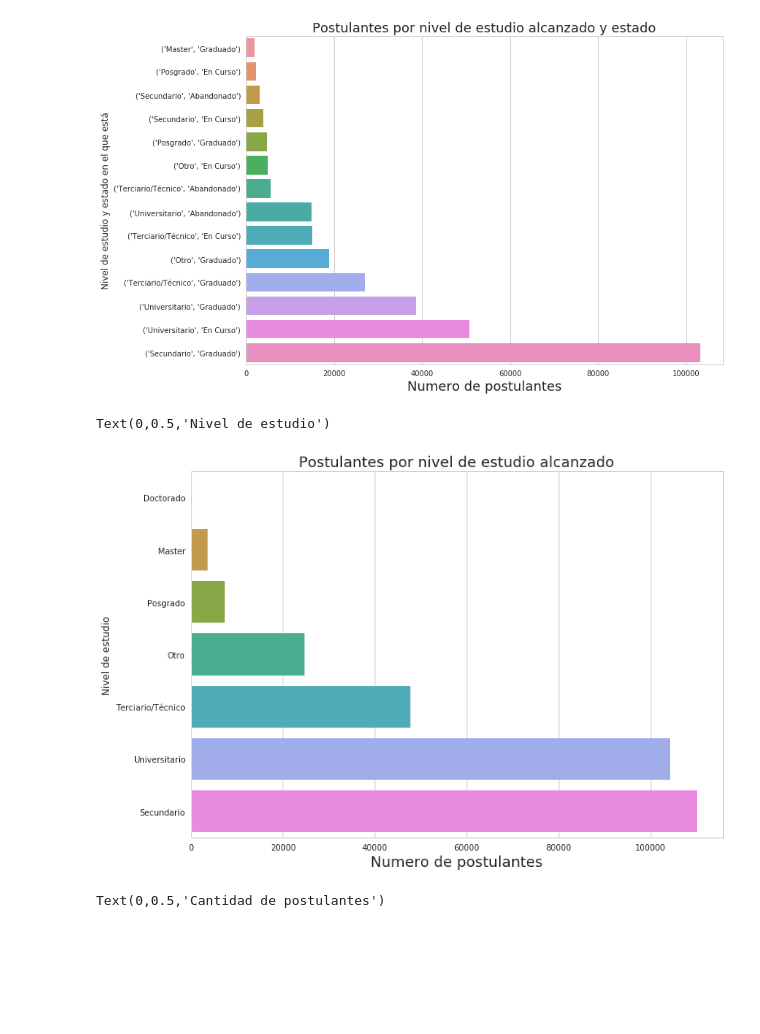
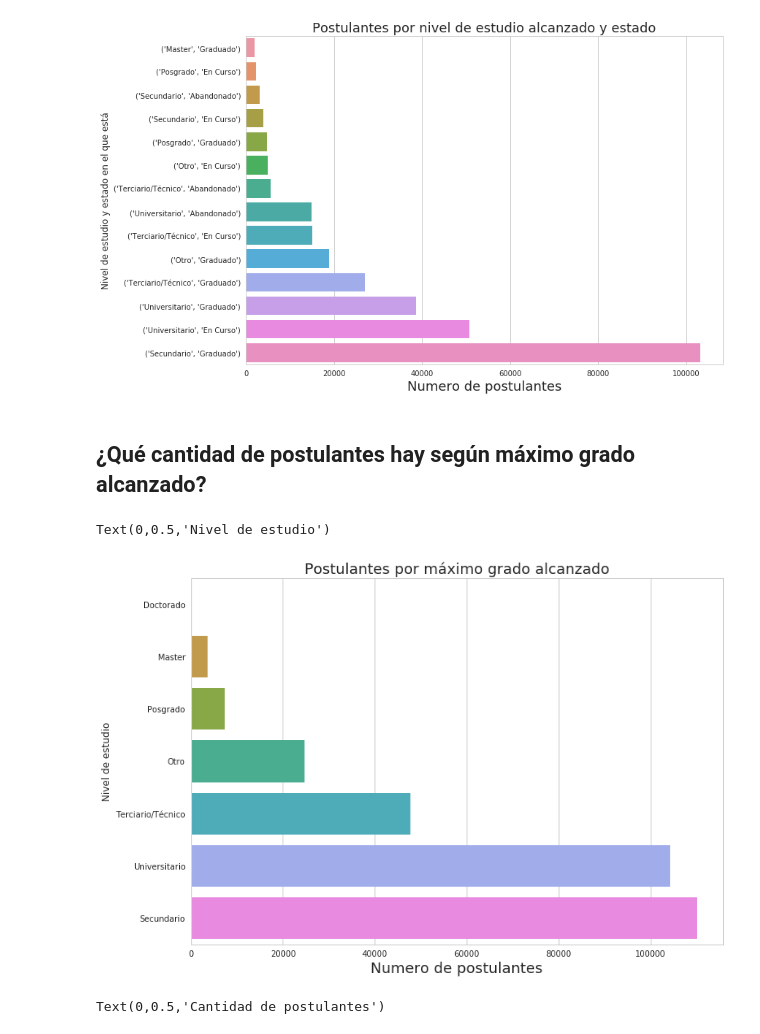
Before and after one commit to lucioll/NaventDatosTP, a Jupyter notebook: Analisis exploratorio - TP1 - Navent.ipynb, the cells around one changed output. Cells and saved outputs as stored; diff of their text form; code cells hidden in the pictures; blank space fills up the shorter version.

Commit message:
Imagenes preguntas etc etc

```diff
--- a/Analisis exploratorio - TP1 - Navent.ipynb
+++ b/Analisis exploratorio - TP1 - Navent.ipynb
@@ -226,19 +238,21 @@ grafico.set_ylabel("Nivel de estudio y estado en el que está", fontsize=12)
 # %% [output]
 Text(0,0.5,'Nivel de estudio y estado en el que está')
 [figure]
+# %% [markdown]
+## ¿Qué cantidad de postulantes hay según máximo grado alcanzado?
 # %%
 postulantes_x_estudio = postulantes_educacion.groupby(["nombre"]).size().sort_values()
 
 grafico, ax = plt.subplots()
 grafico.set_size_inches(11.7, 8.27)
 
 grafico = sns.barplot(x=postulantes_x_estudio.values, y=postulantes_x_estudio.index, orient='h')
-grafico.set_title("Postulantes por nivel de estudio alcanzado", fontsize=18)
+grafico.set_title("Postulantes por máximo grado alcanzado", fontsize=18)
 grafico.set_xlabel("Numero de postulantes",fontsize=18)
 grafico.set_ylabel("Nivel de estudio", fontsize=12)
 # %% [output]
 Text(0,0.5,'Nivel de estudio')
-[figure, old version]
+[figure, new version]
 # %%
 fig, ax = plt.subplots()
 fig.set_size_inches(11.7, 8.27)
```
Also changed, not shown: parts of 44 cells of this notebook.
